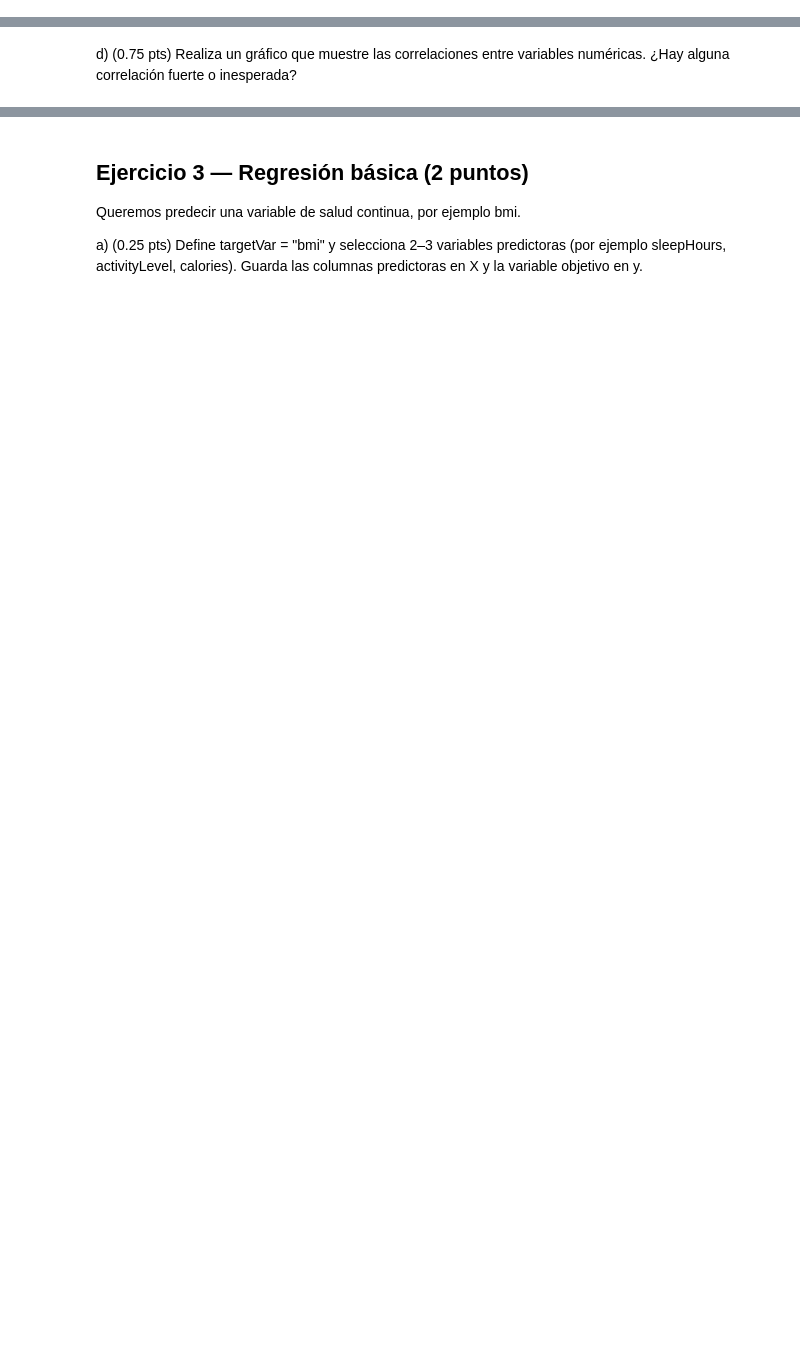
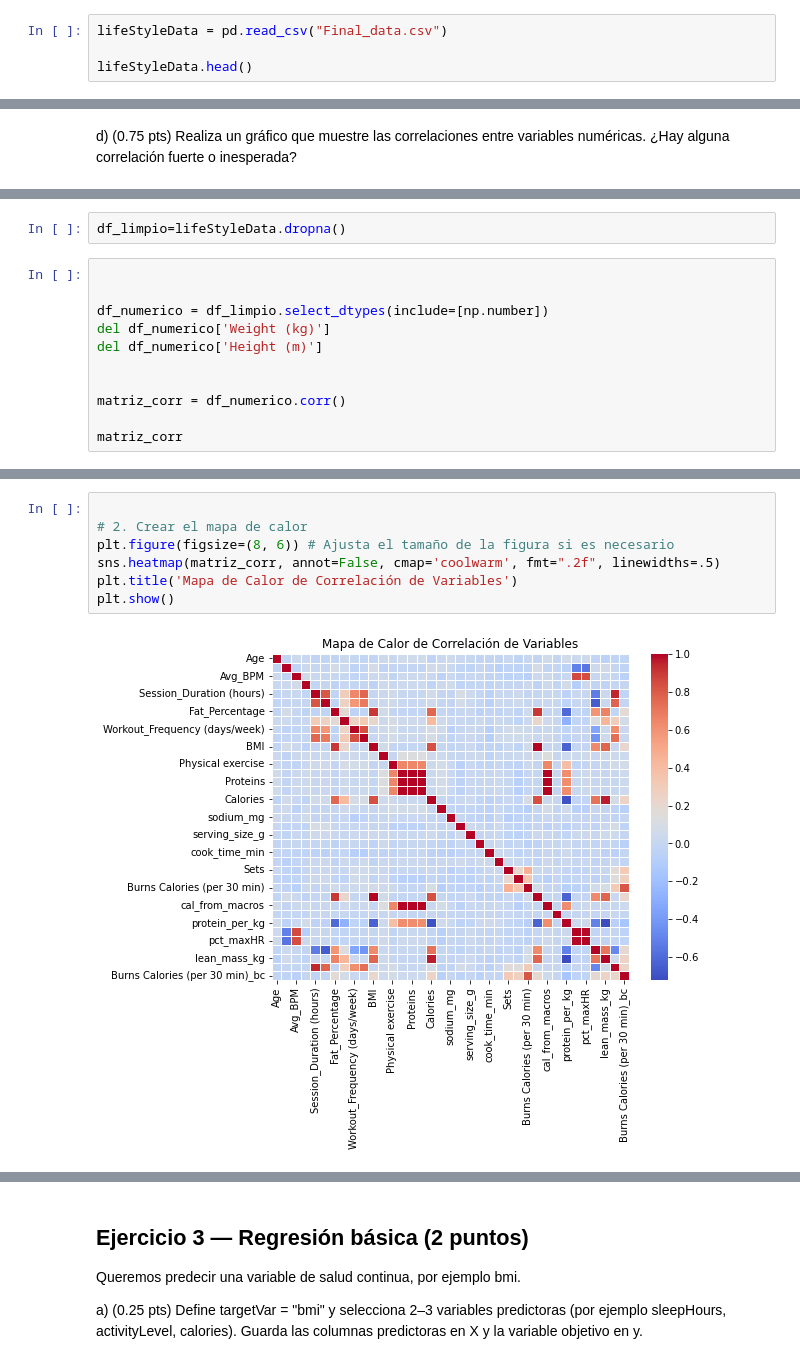
Before and after one commit to tfgmcasmon/desarrollovisualizacion, a Jupyter notebook: Prueba_intertrimestral_16102025.ipynb, the cells around one changed output, grey strips where cells are left out. Cells and saved outputs as stored; diff of their text form; blank space fills up the shorter version.

```diff
--- a/Prueba_intertrimestral_16102025.ipynb
+++ b/Prueba_intertrimestral_16102025.ipynb
@@ -53,3 +177,7 @@ d) (0.2 pts) ¿Cómo podrías integrar ambas funciones dentro de una clase llama
 ## Ejercicio 2 — Exploración y visualización (3 puntos)
 
 a) (0.75 pts) Carga el dataset desde el fichero CSV y guárdalo en un DataFrame llamado lifeStyleData. Muestra las 5 primeras filas, el número de filas y columnas.
+# %%
+lifeStyleData = pd.read_csv("Final_data.csv")
+
+lifeStyleData.head()
@@ -61,0 +291,13 @@ d) (0.75 pts) Realiza un gráfico que muestre las correlaciones entre variables
+# %%
+df_limpio=lifeStyleData.dropna()
+# %%
+
+
+df_numerico = df_limpio.select_dtypes(include=[np.number])
+del df_numerico['Weight (kg)']
+del df_numerico['Height (m)']
+
+
+matriz_corr = df_numerico.corr()
+
+matriz_corr
@@ -61,0 +323,9 @@ d) (0.75 pts) Realiza un gráfico que muestre las correlaciones entre variables
+# %%
+
+# 2. Crear el mapa de calor
+plt.figure(figsize=(8, 6)) # Ajusta el tamaño de la figura si es necesario
+sns.heatmap(matriz_corr, annot=False, cmap='coolwarm', fmt=".2f", linewidths=.5)
+plt.title('Mapa de Calor de Correlación de Variables')
+plt.show()
+# %% [output]
+[figure, added]
```
Also changed, not shown: parts of 33 cells of this notebook.
